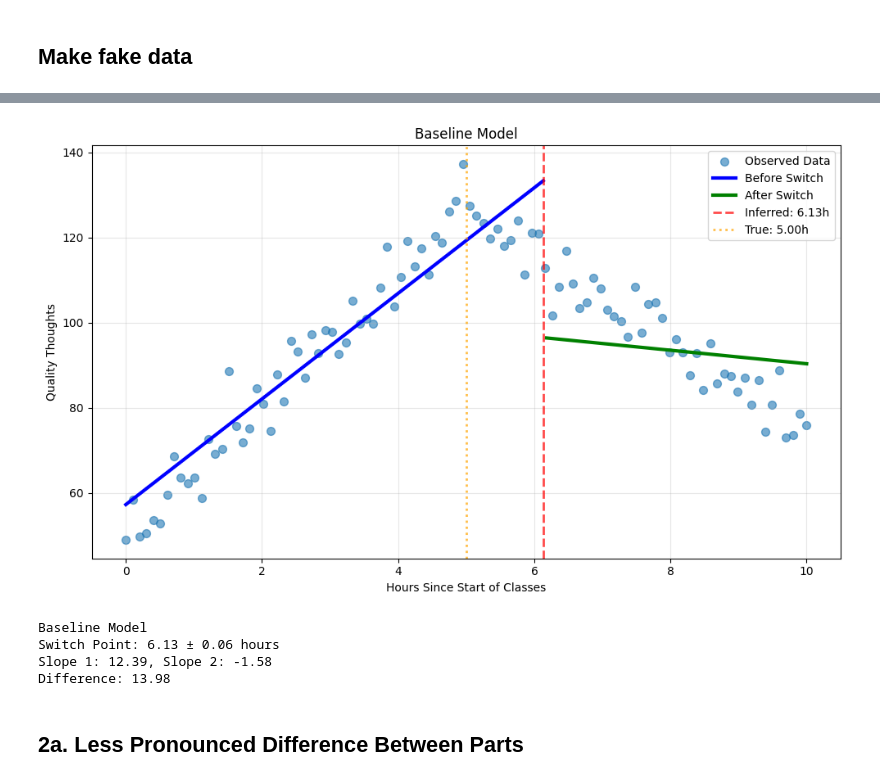
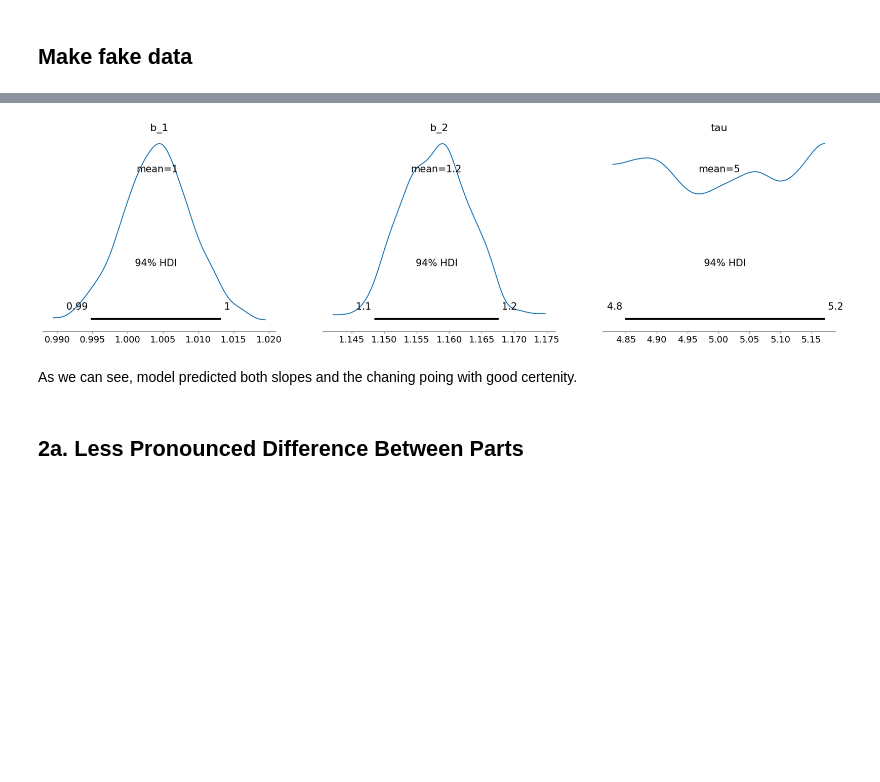
Before and after one commit to adamzsl/master-studies, a Jupyter notebook: sem2/mpad/lab/lab10.ipynb, the cells around one changed output, grey strips where cells are left out. Drawn from its saved outputs; the diff is of its cells as text; code cells hidden in the pictures; blank space fills up the shorter version.

```diff
--- a/sem2/mpad/lab/lab10.ipynb
+++ b/sem2/mpad/lab/lab10.ipynb
@@ -117,67 +102,14 @@ ERROR:pymc.stats.convergence:The effective sample size per chain is smaller than
-# %%
-def plot_model_results(X, Y, idata, title="Model Results", true_switch=None):
-
-    plt.figure(figsize=(10, 6))
-
-    # Plot data
-    plt.scatter(X, Y, alpha=0.6, s=50, label='Observed Data')
-
-    # Get posterior samples
-    switch_samples = idata.posterior['switch_point'].values.flatten()
-    slope1_samples = idata.posterior['slope1'].values.flatten()
-    slope2_samples = idata.posterior['slope2'].values.flatten()
-    intercept1_samples = idata.posterior['intercept1'].values.flatten()
-    intercept2_samples = idata.posterior['intercept2'].values.flatten()
-
-    # Calculate means
-    mean_switch = switch_samples.mean()
-    mean_slope1 = slope1_samples.mean()
-    mean_slope2 = slope2_samples.mean()
-    mean_intercept1 = intercept1_samples.mean()
-    mean_intercept2 = intercept2_samples.mean()
-
-    # Plot fitted lines
-    X_plot = np.linspace(X.min(), X.max(), 200)
-
-    # Before switch
-    mask_before = X_plot < mean_switch
-    Y_before = mean_intercept1 + mean_slope1 * X_plot[mask_before]
-    plt.plot(X_plot[mask_before], Y_before, 'b-', linewidth=3, label='Before Switch')
-
-    # After switch
-    mask_after = X_plot >= mean_switch
-    Y_after = mean_intercept2 + mean_slope2 * X_plot[mask_after]
-    plt.plot(X_plot[mask_after], Y_after, 'g-', linewidth=3, label='After Switch')
-
-    # Plot switch points
-    plt.axvline(x=mean_switch, color='red', linestyle='--', linewidth=2,
-               alpha=0.7, label=f'Inferred: {mean_switch:.2f}h')
-
-    if true_switch is not None:
-        plt.axvline(x=true_switch, color='orange', linestyle=':', linewidth=2,
-                   alpha=0.7, label=f'True: {true_switch:.2f}h')
-
-    plt.xlabel('Hours Since Start of Classes')
-    plt.ylabel('Quality Thoughts')
-    plt.title(title)
-    plt.legend()
-    plt.grid(True, alpha=0.3)
-    plt.tight_layout()
-    plt.show()
-
-    print(f"\n{title}")
-    print(f"Switch Point: {mean_switch:.2f} ± {switch_samples.std():.2f} hours")
-    print(f"Slope 1: {mean_slope1:.2f}, Slope 2: {mean_slope2:.2f}")
-    print(f"Difference: {abs(mean_slope1 - mean_slope2):.2f}\n")
-
-plot_model_results(X_baseline, Y_baseline, idata_baseline,
-                  title="Baseline Model", true_switch=5.0)
-# %% [output]
-[figure, removed]
-Baseline Model
-Switch Point: 6.13 ± 0.06 hours
-Slope 1: 12.39, Slope 2: -1.58
-Difference: 13.98
+# %%
+with model:
+    az.plot_posterior(
+    idata,
+    var_names=["b_1", "b_2", "tau"],
+    point_estimate="mean",
+)
+# %% [output]
+[figure, added]
+# %% [markdown]
+As we can see, model predicted both slopes and the chaning poing with good certenity.
 # %% [markdown]
 ## 2a. Less Pronounced Difference Between Parts
 # %%
```
Also changed, not shown: parts of 26 cells of this notebook.
